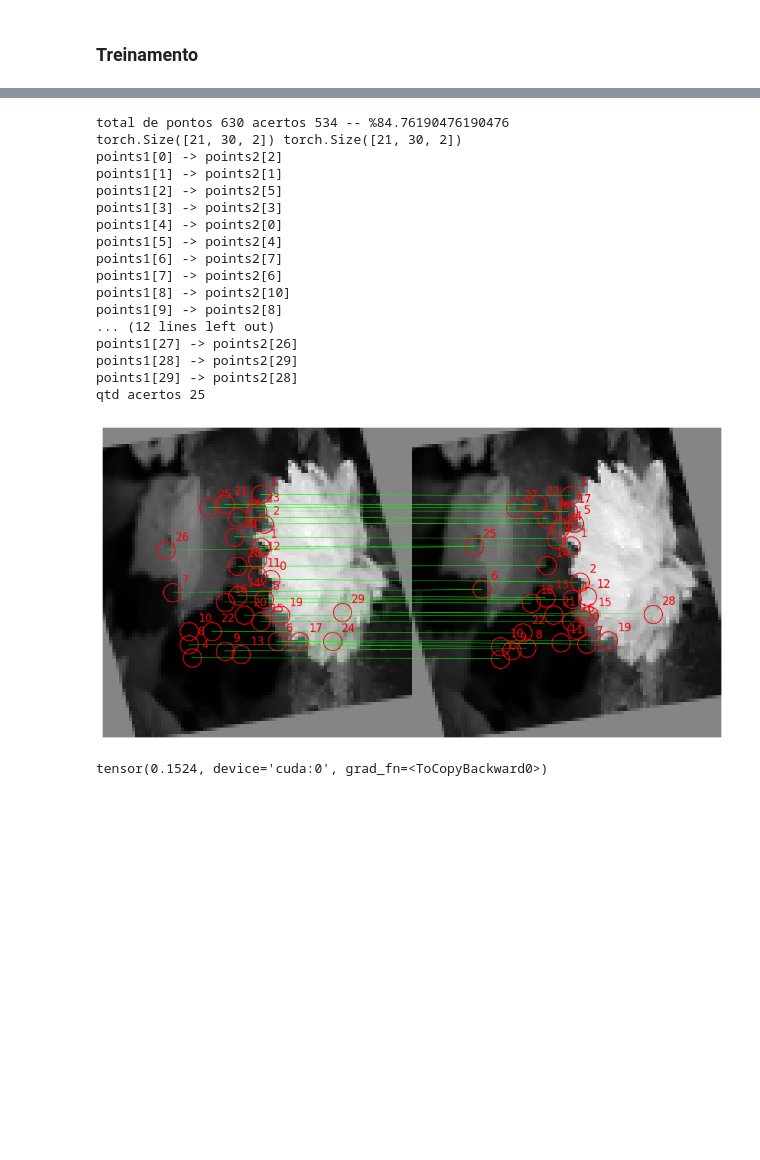
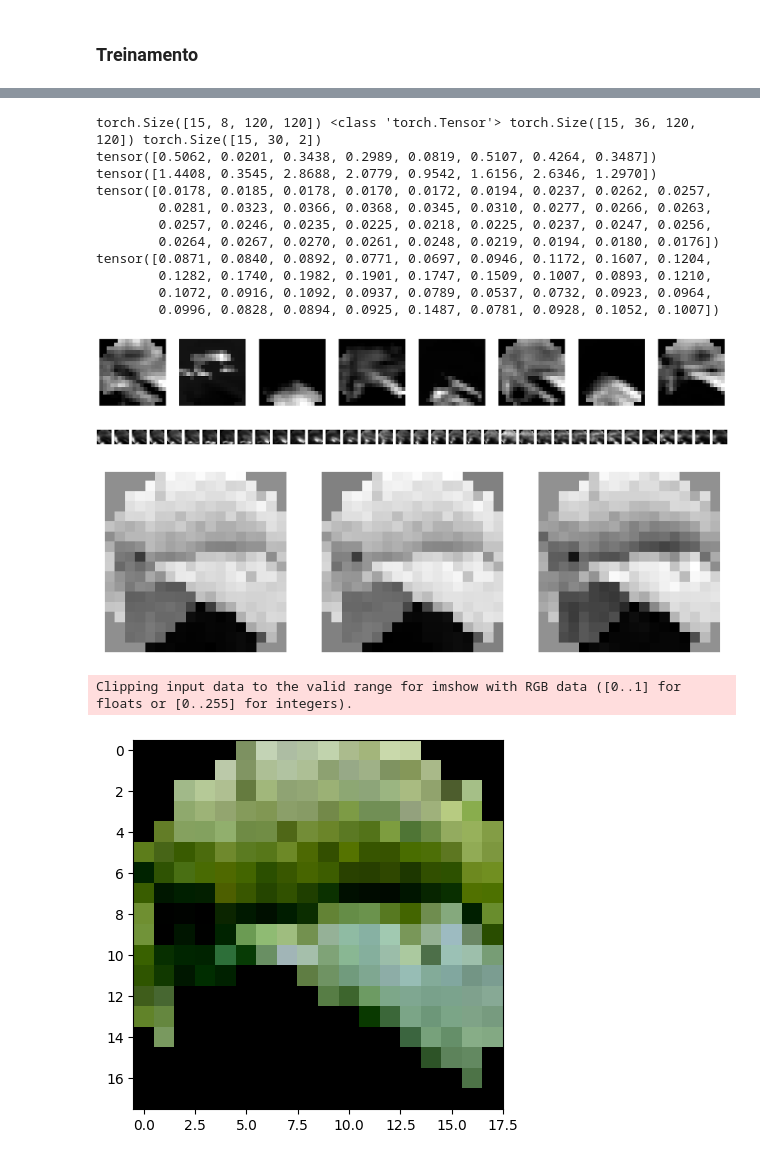
Before and after one commit to binarycode11/singular-points, a Jupyter notebook: singular_points copy.ipynb, the cells around one changed output, grey strips where cells are left out. Cells and saved outputs as stored; diff of their text form; code cells hidden in the pictures; blank space fills up the shorter version.

```diff
--- a/singular_points copy.ipynb
+++ b/singular_points copy.ipynb
@@ -630,39 +700,0 @@ torch.Size([21, 3, 95, 95]) torch.Size([21])
-# %%
-INDEX =18
-lista_correspondencias = find_matching_in_batch(batch_points_t2.cpu(),batch_points_t.cpu(),threshold=4)
-acertos = 0
-for correspondencias in lista_correspondencias:
-  acertos +=len(correspondencias)
-
-q,p,_ = batch_points_t.shape
-total = q*p
-print("total de pontos {} acertos {} -- %{}".format(total,acertos,acertos*100/total))
-
-print(batch_points_t2.shape,batch_points_t.shape)
-for (idx1,idx2) in lista_correspondencias[INDEX]:
-    print(f"points1[{idx1}] -> points2[{idx2}]")
-print(f"qtd acertos {len(lista_correspondencias[INDEX])}")
-plot_matches_keypoints(batch_t[INDEX,0], batch_points_t2[INDEX].cpu(), batch_t[INDEX,0], batch_points_t[INDEX].cpu(),lista_correspondencias[INDEX])
-
-loss_col = loss_point(lista_correspondencias,n_pontos=POINTS_LIMIT)
-loss_col
-# %% [output]
-total de pontos 630 acertos 534 -- %84.76190476190476
-torch.Size([21, 30, 2]) torch.Size([21, 30, 2])
-points1[0] -> points2[2]
-points1[1] -> points2[1]
-points1[2] -> points2[5]
-points1[3] -> points2[3]
-points1[4] -> points2[0]
-points1[5] -> points2[4]
-points1[6] -> points2[7]
-points1[7] -> points2[6]
-points1[8] -> points2[10]
-points1[9] -> points2[8]
-... (12 lines left out)
-points1[27] -> points2[26]
-points1[28] -> points2[29]
-points1[29] -> points2[28]
-qtd acertos 25
-[figure, removed]
-tensor(0.1524, device='cuda:0', grad_fn=<ToCopyBackward0>)
@@ -668,0 +728,37 @@ tensor(0.1524, device='cuda:0', grad_fn=<ToCopyBackward0>)
+# %%
+PT_IDX = 22
+RADIUS = 10
+print(features_key.shape,type(features_key),features_ori.shape,batch_points.shape)
+
+sub_key = get_circle_by_point(features_key[INDEX].cpu(),point=(batch_points[INDEX,PT_IDX,1],batch_points[INDEX,PT_IDX,0]),radius=RADIUS)
+sub_ori = get_circle_by_point(features_ori[INDEX].cpu(),point=(batch_points[INDEX,PT_IDX,1],batch_points[INDEX,PT_IDX,0]),radius=RADIUS)
+subimagem = get_circle_by_point(img[INDEX].cpu(),point=(batch_points[INDEX,PT_IDX,1],batch_points[INDEX,PT_IDX,0]),radius=RADIUS)
+
+print(global_avg_pool(sub_key).squeeze())
+print(global_max_pool(sub_key).squeeze())
+print(global_avg_pool(sub_ori).squeeze())
+print(global_max_pool(sub_ori).squeeze())
+
+plot_images_side_by_side(sub_key.cpu())
+plot_images_side_by_side(sub_ori.cpu())
+plot_images_side_by_side(subimagem.cpu())
+
+plt.imshow(subimagem.cpu().permute(1,2,0))
+plt.show()
+# %% [output]
+torch.Size([15, 8, 120, 120]) <class 'torch.Tensor'> torch.Size([15, 36, 120, 120]) torch.Size([15, 30, 2])
+tensor([0.5062, 0.0201, 0.3438, 0.2989, 0.0819, 0.5107, 0.4264, 0.3487])
+tensor([1.4408, 0.3545, 2.8688, 2.0779, 0.9542, 1.6156, 2.6346, 1.2970])
+tensor([0.0178, 0.0185, 0.0178, 0.0170, 0.0172, 0.0194, 0.0237, 0.0262, 0.0257,
+        0.0281, 0.0323, 0.0366, 0.0368, 0.0345, 0.0310, 0.0277, 0.0266, 0.0263,
+        0.0257, 0.0246, 0.0235, 0.0225, 0.0218, 0.0225, 0.0237, 0.0247, 0.0256,
+        0.0264, 0.0267, 0.0270, 0.0261, 0.0248, 0.0219, 0.0194, 0.0180, 0.0176])
+tensor([0.0871, 0.0840, 0.0892, 0.0771, 0.0697, 0.0946, 0.1172, 0.1607, 0.1204,
+        0.1282, 0.1740, 0.1982, 0.1901, 0.1747, 0.1509, 0.1007, 0.0893, 0.1210,
+        0.1072, 0.0916, 0.1092, 0.0937, 0.0789, 0.0537, 0.0732, 0.0923, 0.0964,
+        0.0996, 0.0828, 0.0894, 0.0925, 0.1487, 0.0781, 0.0928, 0.1052, 0.1007])
+[figure, added]
+[figure, added]
+[figure, added]
+Clipping input data to the valid range for imshow with RGB data ([0..1] for floats or [0..255] for integers).
+[figure, added]
```
Also changed, not shown: parts of 16 cells of this notebook, 4 other files.
